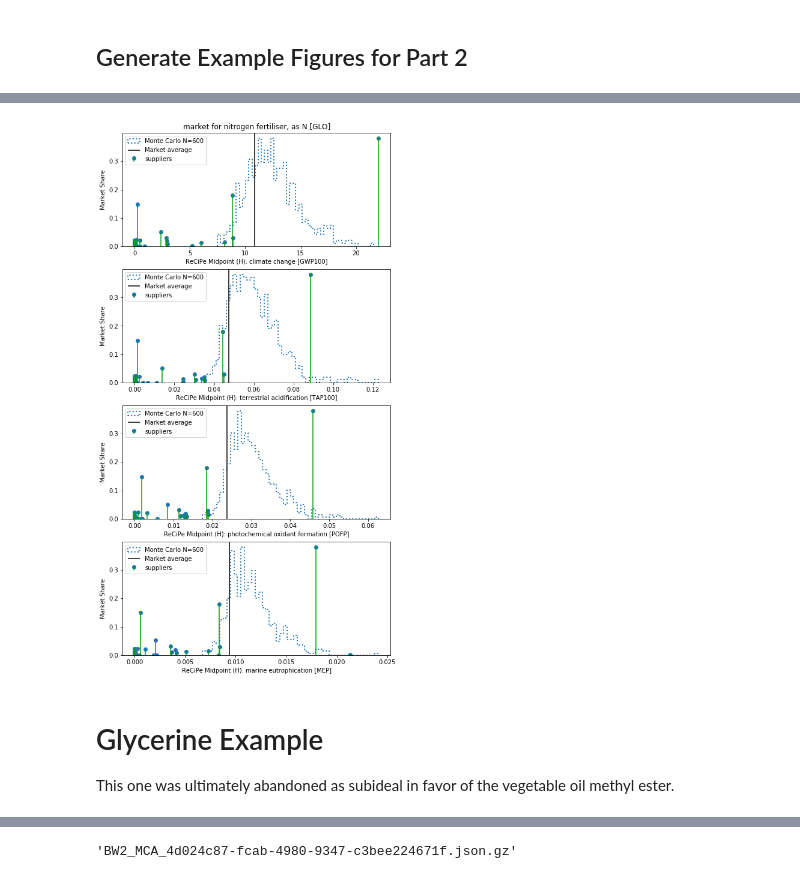
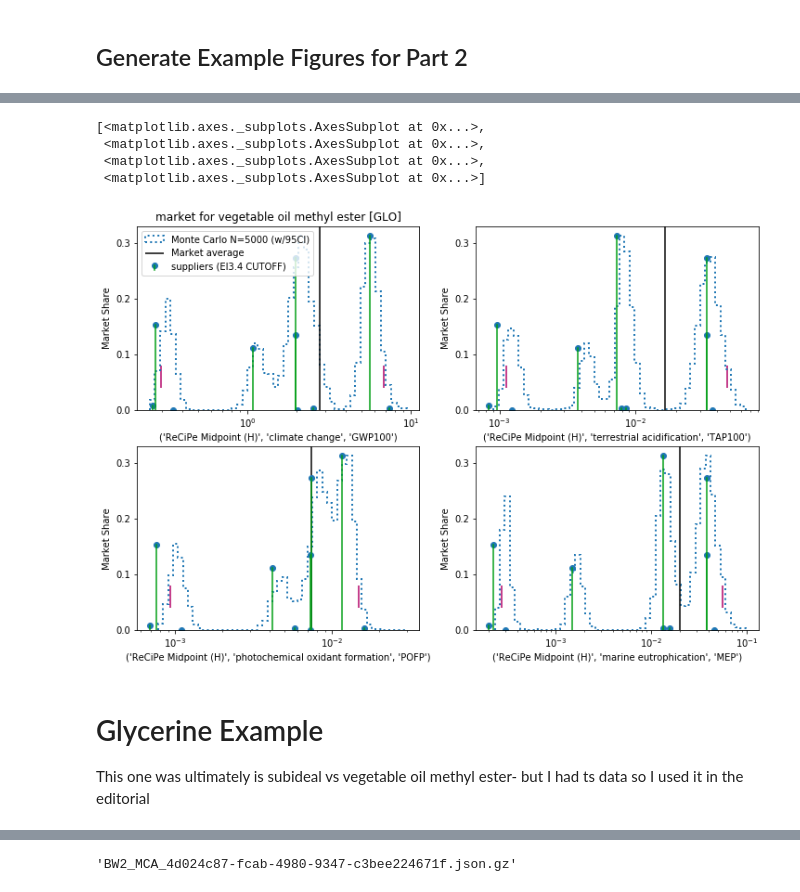
Before and after one commit to bkuczenski/variability_jlca, a Jupyter notebook: jupyter/DEMO-2 Market Variability.ipynb, the cells around one changed output, grey strips where cells are left out. Cells and saved outputs as stored; diff of their text form; code cells hidden in the pictures.

```diff
--- a/jupyter/DEMO-2 Market Variability.ipynb
+++ b/jupyter/DEMO-2 Market Variability.ipynb
@@ -68,23 +66,7 @@ mi_apos = MarketIterator(qa, *qs)
 # %%
 qc = cat.query('local.ecoinvent.3.4.cutoff')
-mi_cutoff = MarketIterator(qc, *qs)
+mi_cutoff = MarketIterator(qc, *qs, lu_factorization=False)
 # %%
 from math import ceil
 import time
 import numpy as np
-# %%
-class TraceLine(object):
-    def __init__(self, value, label=None, **kwargs):
-        self.value = value
-        self._label = label
-        self._args = kwargs
-
-    @property
-    def label(self):
-        if self._label is None:
-            return 'TraceLine(%g)' % self.value
-        return self._label
-
-    @property
-    def args(self):
-        return self._args
@@ -295,7 +107,7 @@ def _plot_mkt_run(_ax, _study, _mca, index=0, style='stem', annot=None, traces=N
         tr.extend(traces)
 
     # ts traces
-    if _study.market.external_ref == M_GLY:
+    if _study.market.external_ref == '4d024c87-fcab-4980-9347-c3bee224671f':
         if recipe_methods[index] in ts_data:
             data = ts_data[recipe_methods[index]]
             styles = ts_data['linestyles']
@@ -344,7 +156,7 @@ def generate_mkt_runs_by_id(origin, mkt_ref, steps=1200, do_activity=True, do_ma
     else:
          _mca = None
     if do_market:
-        _mca_mkt = initialize_market_model('ei3.4 cutoff', _a.activity.get('activity'), *recipe_methods, steps=500)
+        _mca_mkt = initialize_market_model('ei3.4 cutoff', _mca.activity.get('activity'), *recipe_methods, steps=500)
         print('=== time %.3f ===' % (time.time() - _ts))
     else:
         _mca_mkt = None
@@ -423,0 +222,5 @@ Up to date with 5000 samples, 4 methods
+# %%
+# another contender...
+_n = '2846e11e-2102-48a5-baa3-7782b43d914d'
+_s_n, _a_n, _ma_n = generate_mkt_runs_by_id(origin, _n, steps=500, do_activity=True, do_market=True)
+plot_mkt_run(_s_n, _a_n, index=(0, 1, 2, 3))
@@ -424,11 +253,14 @@ Up to date with 5000 samples, 4 methods
 # %%
-# another contender...
-plot_mkt_run(_s_n, _a, index=(0, 1, 2, 3))
+plot_mkt_run(_s_n, _ma_n, index=(0, 1, 2, 3), log_correct=True, show_ci=True)
 # %% [output]
+[<matplotlib.axes._subplots.AxesSubplot at 0x...>,
+ <matplotlib.axes._subplots.AxesSubplot at 0x...>,
+ <matplotlib.axes._subplots.AxesSubplot at 0x...>,
+ <matplotlib.axes._subplots.AxesSubplot at 0x...>]
-[figure, old version]
+[figure, new version]
 # %% [markdown]
 # Glycerine Example
-This one was ultimately abandoned as subideal in favor of the vegetable oil methyl ester.
+This one was ultimately is subideal vs vegetable oil methyl ester- but I had ts data so I used it in the editorial
 # %%
 M_GLY = '4d024c87-fcab-4980-9347-c3bee224671f'
 
```
Also changed, not shown: parts of 25 cells of this notebook.
